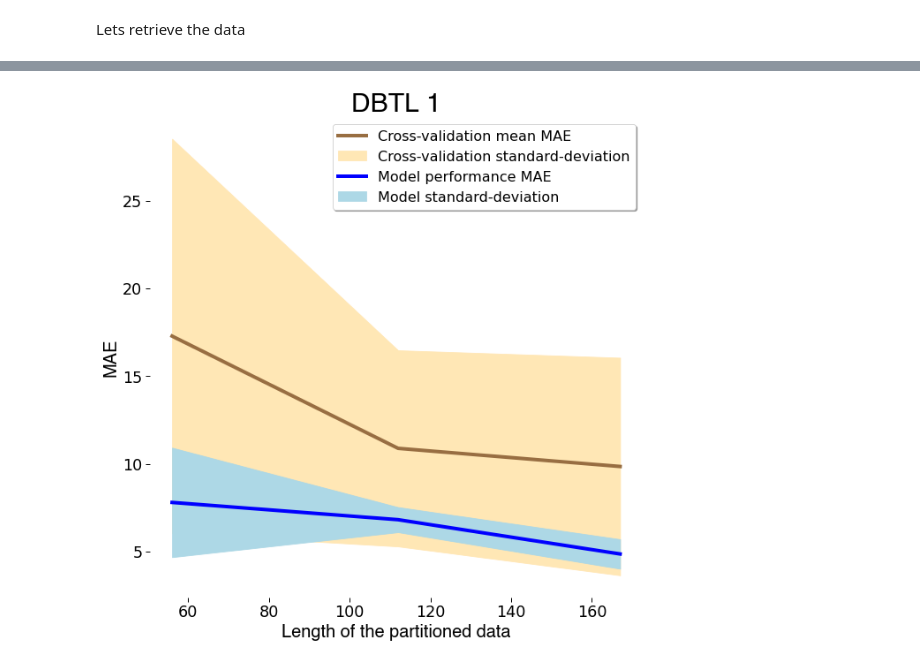
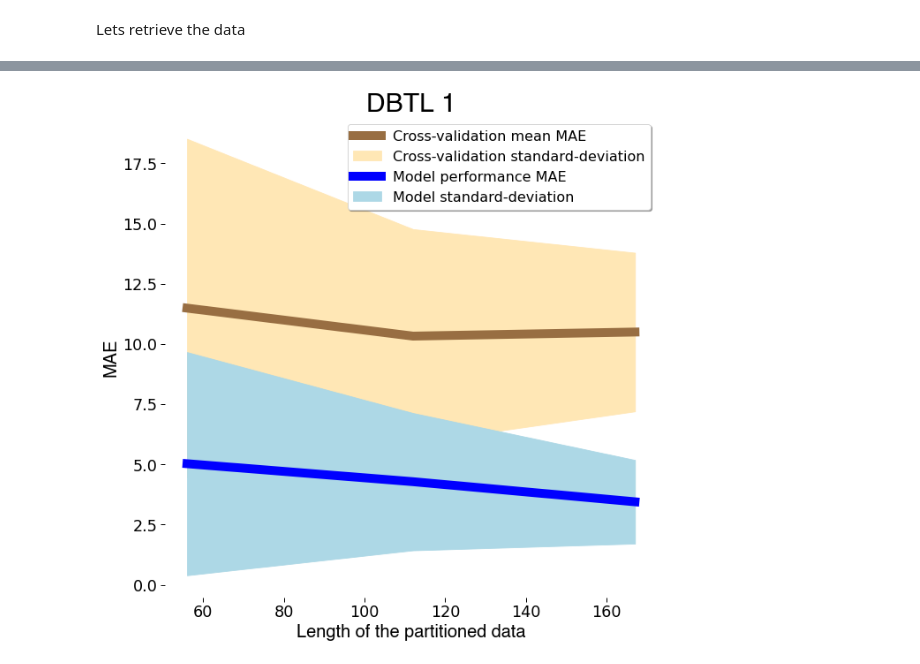
Before and after one commit to hiyama341/teemi, a Jupyter notebook: colab_notebooks/07_1_LEARN_DataAnalysis.ipynb, the cells around one changed output, grey strips where cells are left out. Drawn from its saved outputs; the diff is of its cells as text; code cells hidden in the pictures.

```diff
--- a/colab_notebooks/07_1_LEARN_DataAnalysis.ipynb
+++ b/colab_notebooks/07_1_LEARN_DataAnalysis.ipynb
@@ -818,12 +746,10 @@ if run_ML:
 import os
 
 # folder path
-dir_path = 'G8H_CPR_library/data/09-AutoML/learning_curve_data/first_round/nfold_10/0sec_experiment/shuffled_random2/'
+dir_path = 'G8H_CPR_library/data/09-AutoML/data_from_learning_curve/first_round/nfold_5/'
 
 # list file and directories
 res = os.listdir(dir_path)
 print(len(res))
-#res = res[1], res[3], res[7]
-res = res[-5:]
 res
 # %% [output]
@@ -909,20 +841,20 @@ from teemi.learn.plotting import plot_ml_learning_curve
 # %%
 # CV
 x = list(cross_validated_results.index)
 y = list(cross_validated_results['mean'])
 sd =  list(cross_validated_results_sd['mean'])
 
 # model_performance
 y1 = list(test_results['mean'])
 sd1 = np.array(list(test_results['std']))
 
 
 plot_ml_learning_curve(x, y1, y,sd1,  sd, save_pdf = False ,
                        path = 'G8H_CPR_library/data/10-plots/07_1_LEARN_DataAnalysis/Learning_curve_on_partitioned_data_DBTL1_12_01_2023_10_height_10_length',
                              size_height = 10,
                              size_length = 10,
-                             linewidth=4,
+                             linewidth=10,
                              title = 'DBTL 1'
                               )
 # %% [output]
-[figure, old version]
+[figure, new version]
```
Also changed, not shown: parts of 19 cells of this notebook, 1 other file.
